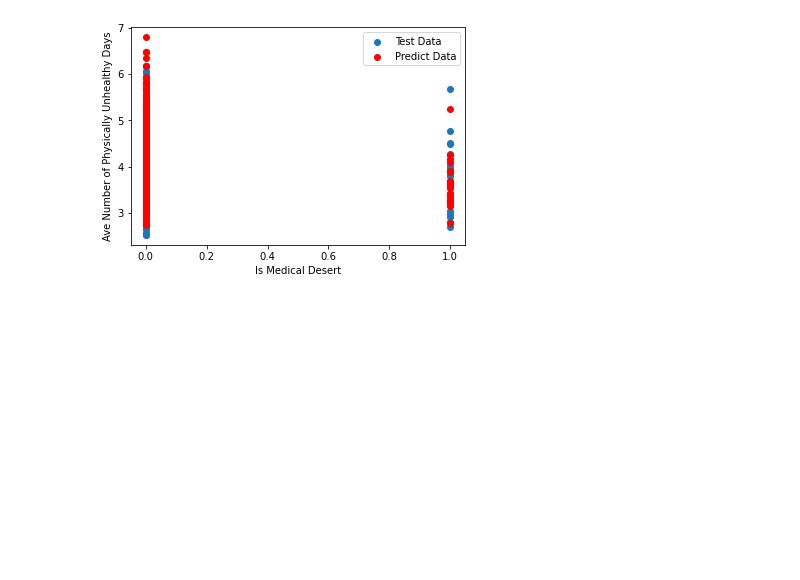
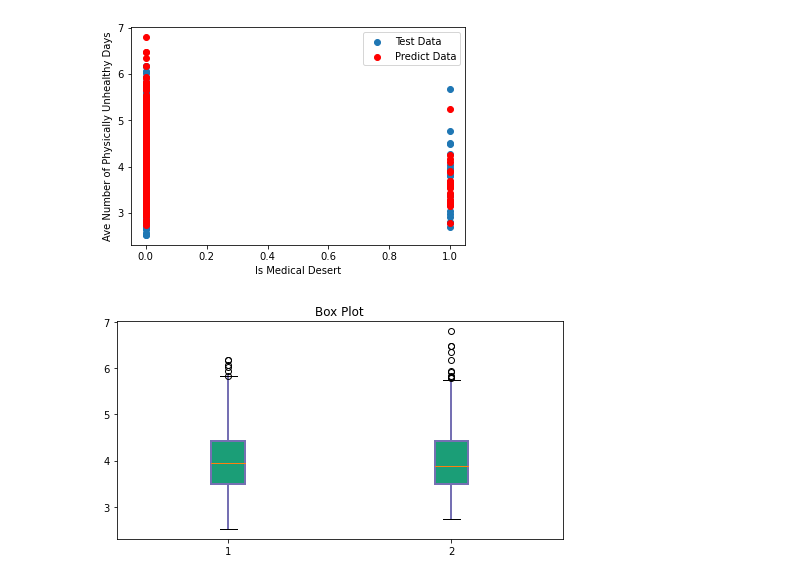
Before and after one commit to Deelacole2/Final_Project, a Jupyter notebook: average_sick_days.ipynb, the cells around one changed output. Saved outputs shown, nothing was run; the diff lists cells and outputs as text; code cells hidden in the pictures; blank space fills up the shorter version.

Commit message:
box plot and violin plot added to average_sick_days

```diff
--- a/average_sick_days.ipynb
+++ b/average_sick_days.ipynb
@@ -167,7 +173,7 @@ from sklearn.linear_model import LogisticRegression
 # %%
 # Split data into feature and target
 y = sh_category_encoded['average_number_of_physically_unhealthy_days']
-X = sh_category_encoded.drop('average_number_of_physically_unhealthy_days', axis=1)
+X = sh_category_encoded.drop(['average_number_of_physically_unhealthy_days', 'Is_Medical_Desert_No'], axis=1)
 # %%
 # Split data into train and test sets
 X_train, X_test, y_train, y_test = train_test_split(X, y, random_state=1)
@@ -233,3 +246,29 @@ plt.legend(['Test Data', 'Predict Data'])
 plt.show()
 # %% [output]
 [figure]
+# %%
+# create box plot
+data = [y_test, y_pred]
+# Create a figure instance
+fig = plt.figure(1, figsize=(8, 4))
+
+# Create an axes instance
+ax = fig.add_subplot(111)
+
+# Create the boxplot
+bp = ax.boxplot(data, patch_artist=True)
+# change outline color, fill color and linewidth of the boxes
+for box in bp['boxes']:
+    # change outline color
+    box.set( color='#7570b3', linewidth=2)
+    # change fill color
+    box.set( facecolor = '#1b9e77' )
+
+## change color and linewidth of the whiskers
+for whisker in bp['whiskers']:
+    whisker.set(color='#7570b3', linewidth=2)
+
+ax.set_title('Box Plot')
+fig.show()
+# %% [output]
+[figure, added]
```
Also changed, not shown: parts of 6 cells of this notebook.
